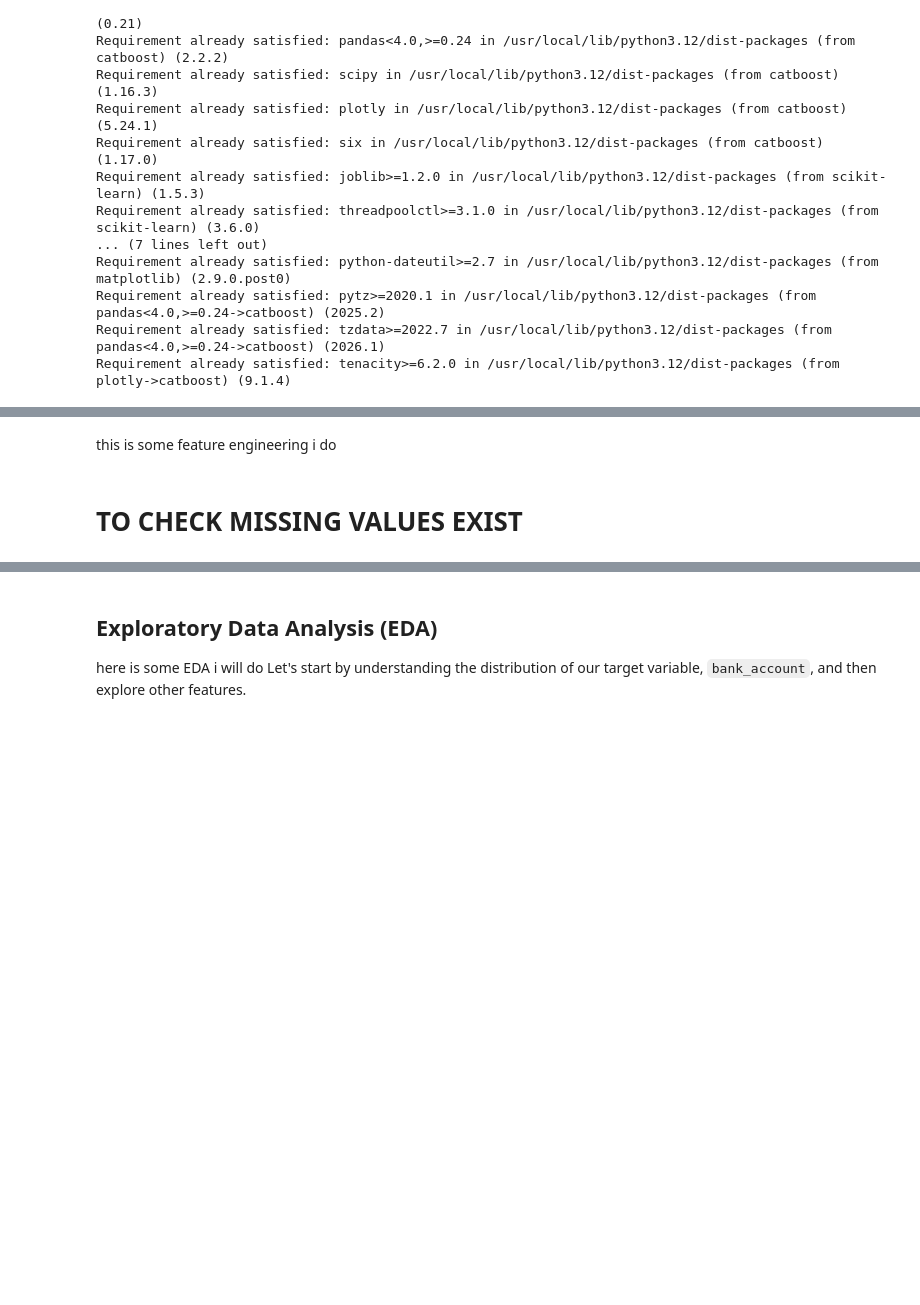
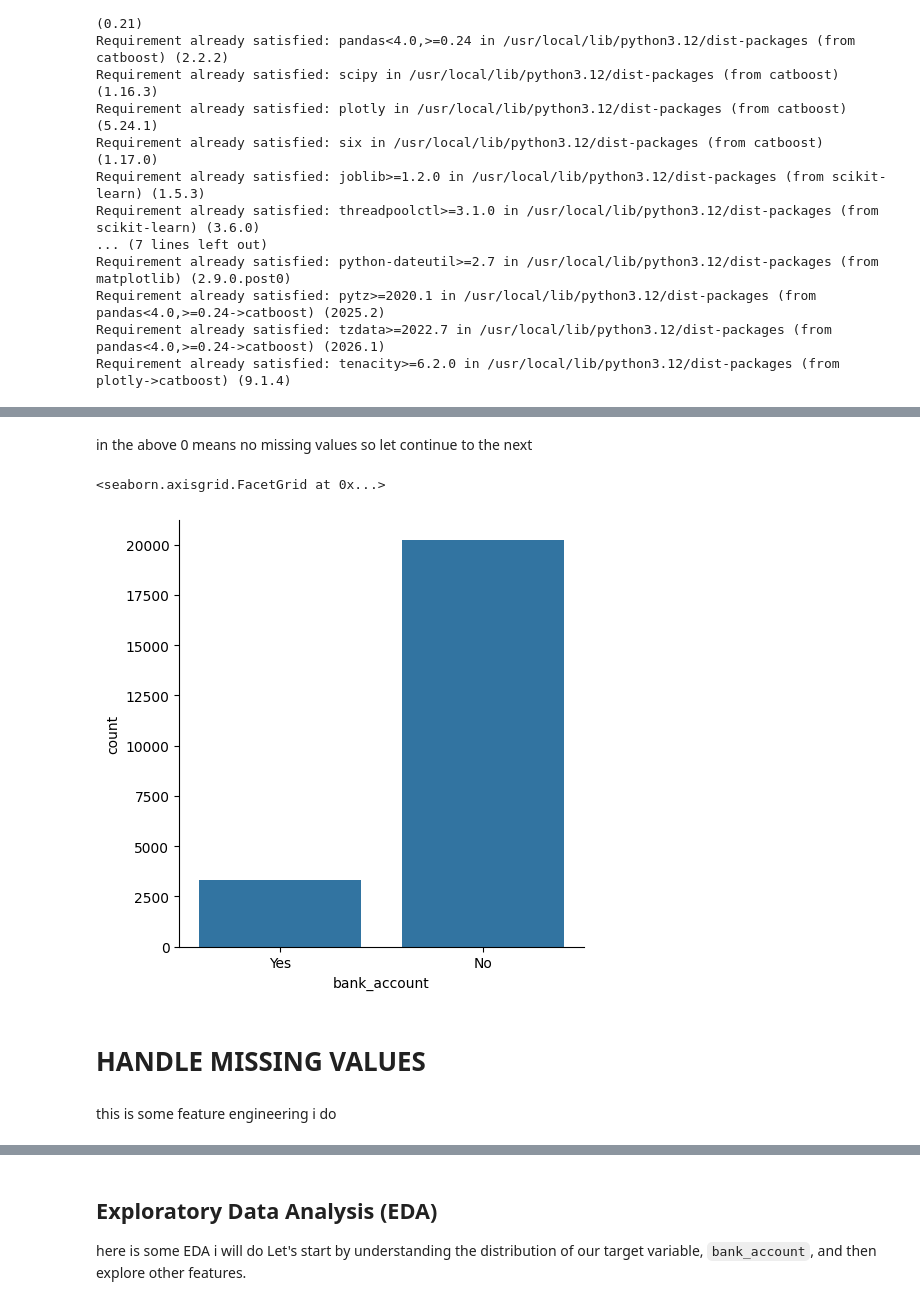
Before and after one commit to ayelefeleke/ASTU-Community-Financial-Inclusion-Hackathon, a Jupyter notebook: ASTU_Community_Financial_Inclusion_Hackathon.ipynb, the cells around one changed output, grey strips where cells are left out. Saved outputs shown, nothing was run; the diff lists cells and outputs as text; code cells hidden in the pictures; blank space fills up the shorter version.

```diff
--- a/ASTU_Community_Financial_Inclusion_Hackathon.ipynb
+++ b/ASTU_Community_Financial_Inclusion_Hackathon.ipynb
@@ -107,0 +58,7 @@ Variable Definitions:
+# %%
+
+
+train = pd.read_csv('/content/Train.csv')
+test = pd.read_csv('/content/Test.csv')
+variabledefinitions = pd.read_csv('/content/VariableDefinitions.csv')
+sampleSabmission=pd.read_csv("/content/SampleSubmission.csv")
@@ -107,0 +189,8 @@ Variable Definitions:
+# %% [markdown]
+in the above 0 means no missing values so let continue to the next
+# %%
+# Explore Target distribution
+sns.catplot(x="bank_account", kind="count", data=train)
+# %% [output]
+<seaborn.axisgrid.FacetGrid at 0x...>
+[figure, added]
@@ -107,0 +239,2 @@ Variable Definitions:
+# %% [markdown]
+# HANDLE MISSING VALUES
@@ -108,5 +259,2 @@ Variable Definitions:
 # %% [markdown]
 this is some feature engineering i do
-# %% [markdown]
-
-# TO CHECK MISSING VALUES EXIST
```
Also changed, not shown: parts of 49 cells of this notebook.
